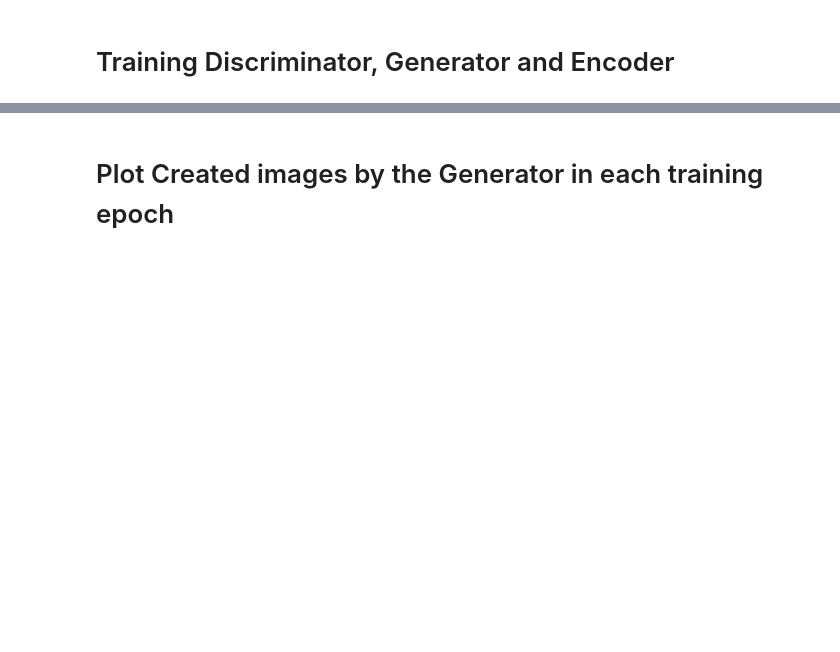
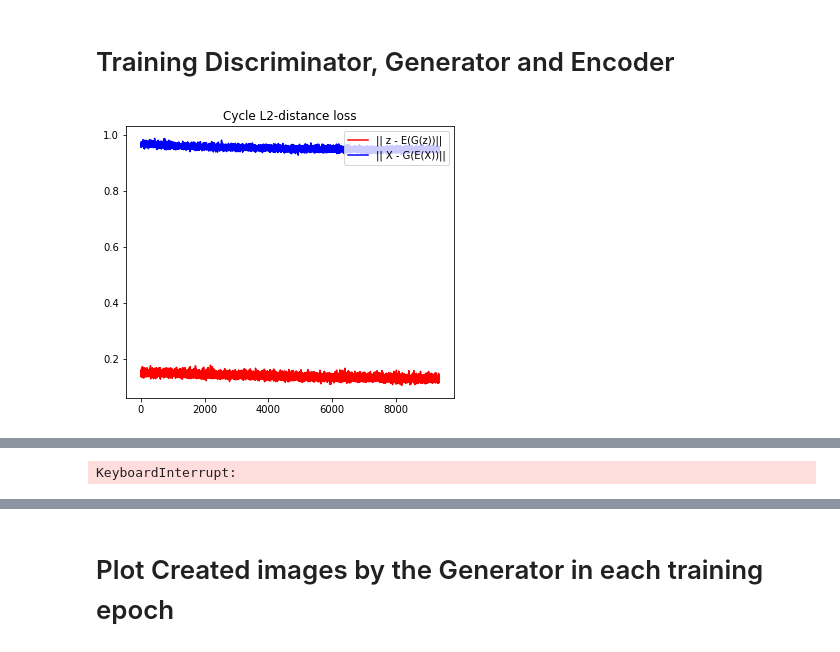
Before and after one commit to BY571/GANs, a Jupyter notebook: clusterGAN_changed.ipynb, the cells around one changed output, grey strips where cells are left out. Drawn from its saved outputs; the diff is of its cells as text; code cells hidden in the pictures; blank space fills up the shorter version.

```diff
--- a/clusterGAN_changed.ipynb
+++ b/clusterGAN_changed.ipynb
@@ -318,7 +297,7 @@ Generator(
 start_time = time.time()
 
 step = 0
-epochs = 3
+epochs = 10
 overall_loss_d = []
 overall_loss_g = []
 
@@ -333,81 +312,82 @@ for epoch in range(epochs):
 
     for idx, batch in enumerate(data_loader):
 
-        # Training the Discriminator:
-        #discriminator.train()
-        #generator.eval()
-        #encoder.eval()
+        generator.train()
+        encoder.train()
+        generator.zero_grad()
+        encoder.zero_grad()
+        discriminator.zero_grad()
+        optimizer_G.zero_grad()
         x, y = batch
-        zn, zc, zc_idx = generator_input_sampler(latent_space_zn, batch_size=32) # create fake digits
-        #print(zn.shape, zc.shape, zc_idx.shape)
+        #x = Variable(x.type(torch.Tensor))
+        #zn, zc, zc_idx = generator_input_sampler(latent_space_zn, batch_size=32) # create fake digits
+        zn, zc, zc_idx = sample_z(latent_dim=latent_space_zn, shape=BATCH_SIZE)
+
         x_fake = generator(zn,zc) # create fake imgs
 
-        grad_penalty = calc_gradient_penalty(discriminator, x, x_fake)
         pred_real = discriminator(x)
         pred_fake = discriminator(x_fake.squeeze(1))
+        enc_gen_zn, enc_gen_zc, enc_gen_zc_logits = encoder(x_fake)
+
+        #Train Generator
+        # calc losses:
+        zn_loss = mse_loss(enc_gen_zn, zn)
+        zc_loss = cross_entropy_loss(enc_gen_zc_logits, zc_idx)
+
+        # generator loss
+        beta_n = 10
+        beta_c = 10
+        g_loss = torch.mean(pred_fake) + beta_n * zn_loss + beta_c * zc_loss   # value 10 depents on nr of classes
+        g_loss.backward(retain_graph=True)
+        optimizer_G.step()
+        episodic_loss_g.append(g_loss.item())
+
+
+        #Train Discriminator
+        optimizer_D.zero_grad()
+        grad_penalty = calc_gradient_penalty(discriminator, x, x_fake)
         loss_d = torch.mean(pred_real) - torch.mean(pred_fake) + grad_penalty
-        discriminator.zero_grad()
-
-        loss_d.backward(retain_graph=True)
+        loss_d.backward()
         optimizer_D.step()
         episodic_loss_d.append(loss_d.item())
 
-        # Training the Generator:
-        #discriminator.eval()
-        #generator.train()
-        #encoder.train()
-        zn, zc, zc_idx = generator_input_sampler(latent_space_zn, batch_size=32) # create fake digits
-        x_fake = generator(zn,zc) # create fake imgs
-        pred = discriminator(x_fake.squeeze(1))
 
-        enc_gen_zn, enc_gen_zc, enc_gen_zc_logits = encoder(x_fake)
 
         if idx == 0:
             # Saves the first produced image each episode
             random_nr = np.random.random_integers(0,BATCH_SIZE-1)
             saved_generator_imgs.append(deprocess(x_fake[random_nr]))
-            generator_predictions.append(pred[random_nr])
+            generator_predictions.append(pred_fake[random_nr])
 
-        generator.zero_grad()
-        # calc losses:
-        zn_loss = mse_loss(enc_gen_zn, zn)
-        zc_loss = cross_entropy_loss(enc_gen_zc_logits, zc_idx)
-        # generator loss
-        beta_n = 10
-        beta_c = 10
-        g_loss = torch.mean(pred) + beta_n * zn_loss + beta_c * zc_loss   # value 10 depents on nr of classes
-
-        g_loss.backward()
-        optimizer_G.step()
-        episodic_loss_g.append(g_loss.item())
         step += 1
 
         #### Calc L2-distance loss
         ### || z - E(G(z)) || and || X - G(E(X))||
         z = torch.cat((zn,zc), dim = 1)
         E_G_z = torch.cat((enc_gen_zn, enc_gen_zc), dim = 1)
         z_error = abs(z.detach().numpy() - E_G_z.detach().numpy()).mean()
         l2_z.append(z_error)
 
         X_zn, X_zc, X_id = encoder(x.unsqueeze(1))
         G_E_X = generator(X_zn, X_zc).squeeze(1)
         X_error = np.sqrt((x.numpy()-G_E_X.detach().numpy())**2).mean()
         l2_x.append(X_error)
 
         if epoch == 0 and idx ==0:
             overall_loss_g.append(np.array(episodic_loss_g).mean())
             overall_loss_d.append(np.array(episodic_loss_d).mean())
         ##### Monitoring:
 
         print("\rDiscriminator loss: {} || Batch Generator loss {}".format(round(loss_d.detach().numpy().mean(),2), round(g_loss.detach().numpy().mean(),2)), end = "")
         sys.stdout.flush()
 
 
     overall_loss_g.append(np.array(episodic_loss_g).mean())
     overall_loss_d.append(np.array(episodic_loss_d).mean())
     print("\nEpisode: {} -- Discriminator loss: {} -- Generator loss: {}".format(epoch, np.array(episodic_loss_d).mean(), np.array(episodic_loss_g).mean()))
 
     plot(epoch, l2_z, l2_x)
 
 end_time = time.time()
 # %% [output]
+[figure, added]
@@ -415,2 +395,3 @@ Discriminator loss: -39.63999938964844 || Batch Generator loss -2.84999990463256
+KeyboardInterrupt:
 # %%
 # print losses
```
Also changed, not shown: parts of 18 cells of this notebook.
